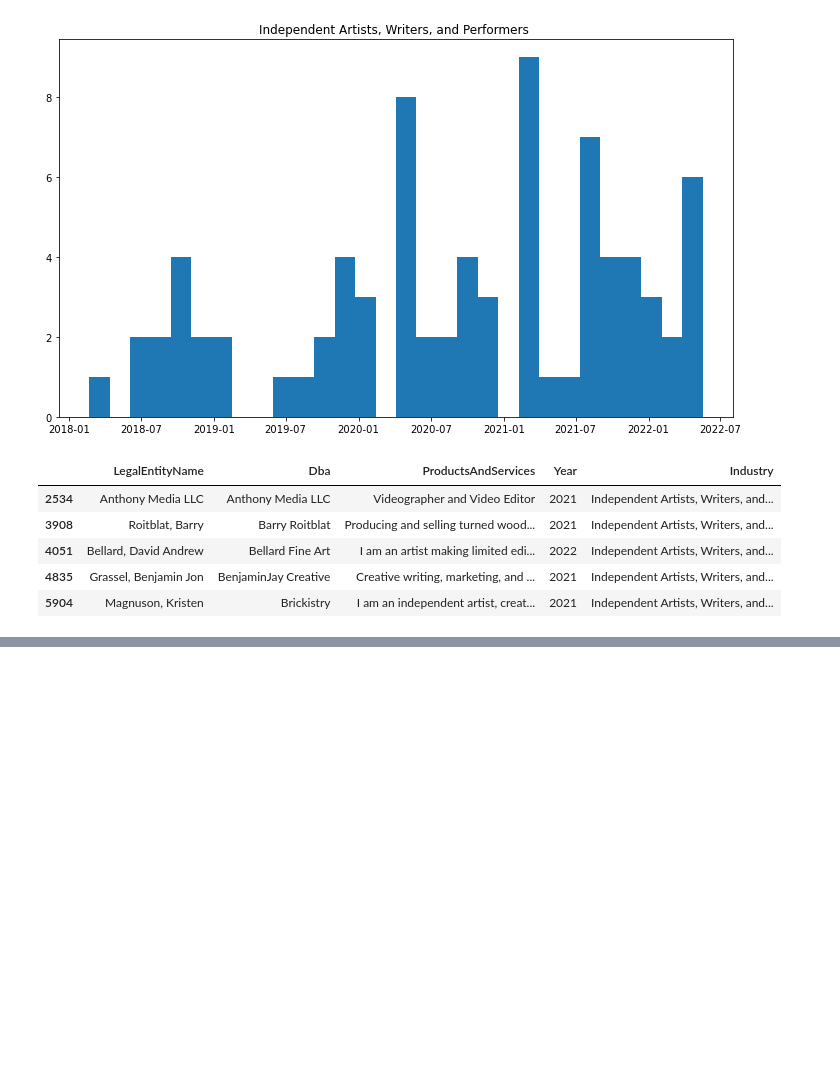
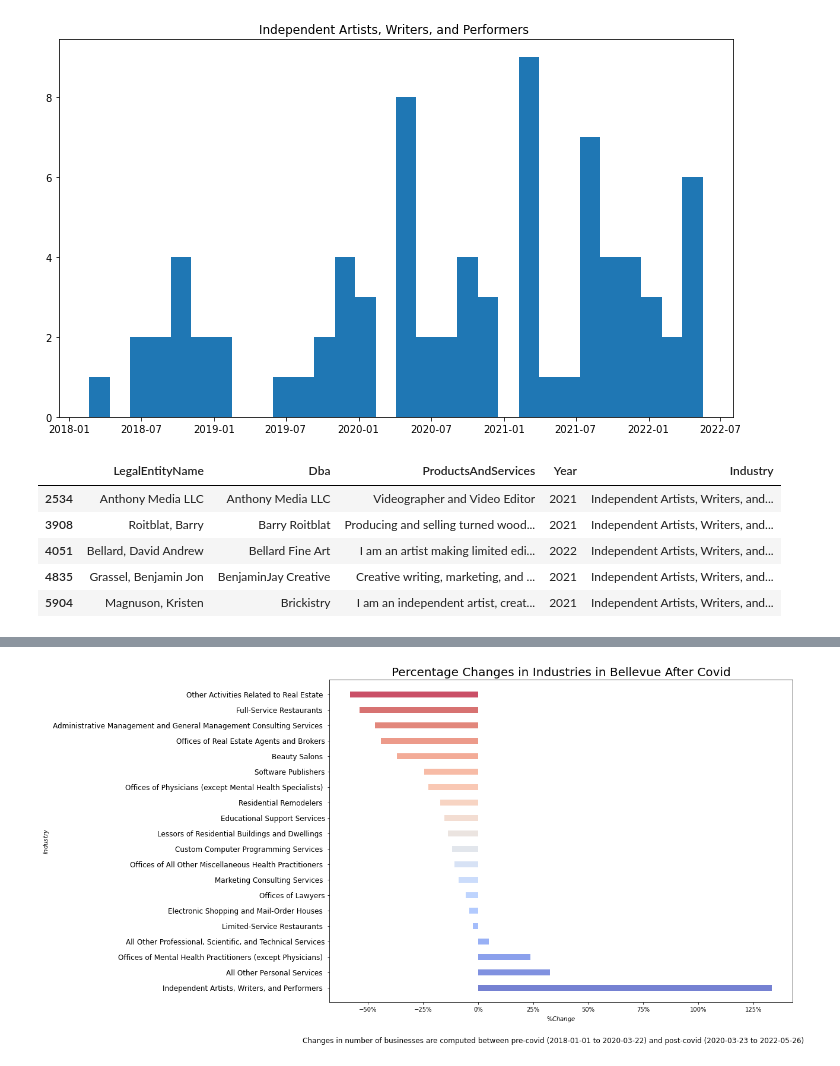
Before and after one commit to edwinhung/Business_Listing_Bellevue, a Jupyter notebook: Business_EDA.ipynb, the cells around one changed output, grey strips where cells are left out. Drawn from its saved outputs; the diff is of its cells as text; code cells hidden in the pictures; blank space fills up the shorter version.

Commit message:
finish post draft

```diff
--- a/Business_EDA.ipynb
+++ b/Business_EDA.ipynb
@@ -249,3 +236,18 @@ plt.show()
+# %%
+
+plt.figure(figsize=(14,10))
+
+plt.hlines(y=industries_change_post.index,xmin=0,xmax=industries_change_post.ObjectId,color=plt.cm.coolwarm(np.linspace(0,1,20)),
+          alpha=0.7,linewidth=10)
+plt.gca().set(ylabel='$Industry$', xlabel='$\\% Change$')
+plt.yticks(industries_change_post.index,industries_change_post.Industry,fontsize=12)
+plt.title('Percentage Changes in Industries in Bellevue After Covid',fontdict={'size':20})
+plt.gca().xaxis.set_major_formatter(mtick.PercentFormatter(xmax=1.0))
+txt="Changes in number of businesses are computed between pre-covid (2018-01-01 to 2020-03-22) and post-covid (2020-03-23 to 2022-05-26)"
+plt.figtext(0.5, 0.03, txt, wrap=True, horizontalalignment='center', fontsize=12)
+plt.show()
+# %% [output]
+[figure, added]
 # %%
 with open('mapbox_token.json','r') as openfile:
     mapbox_token = json.load(openfile)
```
Also changed, not shown: parts of 9 cells of this notebook, 1 other file.
